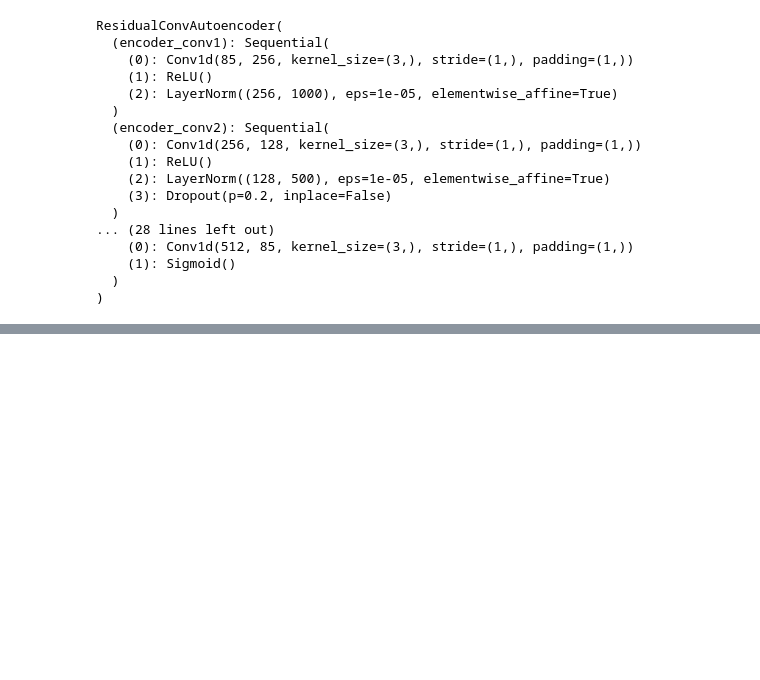
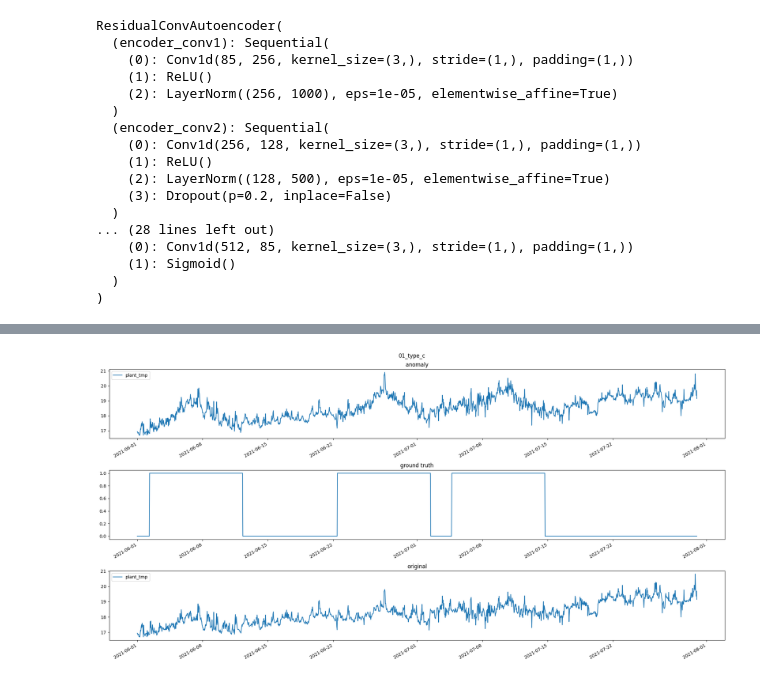
Before and after one commit to JadBh/Machine-Learning-for-Predictive-Maintenance-project, a Jupyter notebook: project_code_V1_corrected.ipynb, the cells around one changed output, grey strips where cells are left out. Cells and saved outputs as stored; diff of their text form; code cells hidden in the pictures; blank space fills up the shorter version.

```diff
--- a/project_code_V1_corrected.ipynb
+++ b/project_code_V1_corrected.ipynb
@@ -944,0 +1106,93 @@ print(alarm_signal)
+# %%
+def add_anomalies(df, anomaly_f, anomaly_columns: List[bool], N_anomalies=3, anomaly_f_args={}, anomaly_duration_days=10, random_seed=3, only_for_machine_on_state=True):
+    df = df.copy()
+    N = df.shape[0]
+    print(N)
+
+    n_days_index = lambda d, n=10: pd.date_range(d, end = d+datetime.timedelta(days=n), freq=datetime.timedelta(seconds=30))
+
+    # sample anomaly start times and find the machine on date closest to it
+    np.random.seed(random_seed); anomaly_info = pd.DataFrame(np.random.exponential(scale=N/8, size=N_anomalies).astype(int), columns=["delta"])
+
+
+    def shift_anomaly_date(date, df):
+        """Shift the anomaly date to the closest machine_on_date"""
+        df = df.loc[date:]
+        return(df[df["machine_on"]].iloc[0,:].name)
+
+    for id_c, row in anomaly_info.iterrows():
+        start_index = int(row.delta + (0 if id_c == 0 else anomaly_info.loc[id_c -1, "end_index"]))
+
+        anomaly_info.loc[id_c, "sample_time"] = df.index[start_index]
+        anomaly_info.loc[id_c, "start_index"] = start_index
+        anomaly_info.loc[id_c, "start_time"] = shift_anomaly_date(anomaly_info.loc[id_c, "sample_time"], df)
+        anomaly_duration = n_days_index(anomaly_info.loc[id_c, "start_time"] , anomaly_duration_days)
+        anomaly_info.loc[id_c, "start_time"] = anomaly_duration[0]
+        anomaly_info.loc[id_c, "end_time"] = anomaly_duration[-1]
+        anomaly_info.loc[id_c, "end_index"] = start_index + len(anomaly_duration)
+
+    # some analysis code
+    # anomaly_info['start_index'].plot.hist(bins=100)
+    # df.loc[n_days_index(anomaly_info.start_time[0] , anomaly_duration_days)][["machine_on"]].astype(int).plot()
+
+    df["ground_truth"] = np.zeros(N)
+    for id_d, d in enumerate(anomaly_info.start_time):
+        idx = n_days_index(d, anomaly_duration_days)
+        # df index may not be continuous
+        idx = idx[idx.isin(df.index)]
+        df_nd = df.loc[idx, anomaly_columns]
+
+        if only_for_machine_on_state:
+            machine_on = df.loc[idx, "machine_on"]
+            df_nd_on = df_nd.iloc[machine_on.values]
+        else:
+            df_nd_on = df_nd
+
+        anomaly_info.loc[id_d, "data_start"] = str(df_nd_on.index[0])
+        anomaly_info.loc[id_d, "data_end"] = str(df_nd_on.index[-1])
+        anomaly_info.loc[id_d, "anomaly_length"] = str(df_nd_on.shape[0])
+
+        anomalies = np.stack([anomaly_f(T=df_nd_on.shape[0], **anomaly_f_args) for _ in range(df_nd.shape[1])]).T
+        df.loc[df_nd_on.index, anomaly_columns] += anomalies
+        df.loc[df_nd_on.index, "ground_truth"] = np.ones(df_nd_on.shape[0])
+
+    return anomaly_info, df
+
+
+
+@dataclass
+class AnomalyDef():
+    columns: list[str]
+    f_args: dict
+    random_seed: int
+    title: str
+    unit: str
+    anomaly_f: callable
+    N_anomalies: int = 3
+    anomaly_duration_days: int = 10
+    only_for_machine_on_state: bool = True
+
+def create_anomaly(df, adef: AnomalyDef):
+    info, df_an = add_anomalies(
+        df,
+        adef.anomaly_f,
+        anomaly_f_args=adef.f_args,
+        anomaly_columns=adef.columns,
+        random_seed=adef.random_seed,
+        N_anomalies=adef.N_anomalies,
+        anomaly_duration_days=adef.anomaly_duration_days,
+        only_for_machine_on_state=adef.only_for_machine_on_state
+    )
+
+    fig, ax = plt.subplots(3,1,figsize=(20,10))
+    df_an[adef.columns][::100].plot(ax=ax[0], title="anomaly")
+    df_an["ground_truth"][::100].plot(ax=ax[1], title="ground truth")
+    df[adef.columns][::100].plot(ax=ax[2], title="original")
+    fig.suptitle(adef.title)
+    df_an.to_parquet(dataset_root / "synthetic_anomalies" / f"{adef.unit}_anomaly_{adef.title}.parquet")
+    fig.tight_layout()
+    fig.savefig(dataset_root / "synthetic_anomalies" / f"{adef.unit}_anomaly_{adef.title}.png")
+    return info, df_an
+
+_, df_an =create_anomaly(df, AnomalyDef(anomaly_f=ramp_anomaly, columns=anomaly_cooling_cols, f_args={"max_y": 1.0, "sigma": 0.1}, random_seed=12, title="01_type_c", unit="VG5", only_for_machine_on_state=False))
+# %% [output]
@@ -945,3 +1200,4 @@ print(alarm_signal)
+[figure, added]
 # %%
 import matplotlib.pyplot as plt
 
```
Also changed, not shown: parts of 13 cells of this notebook, 1 other file.
